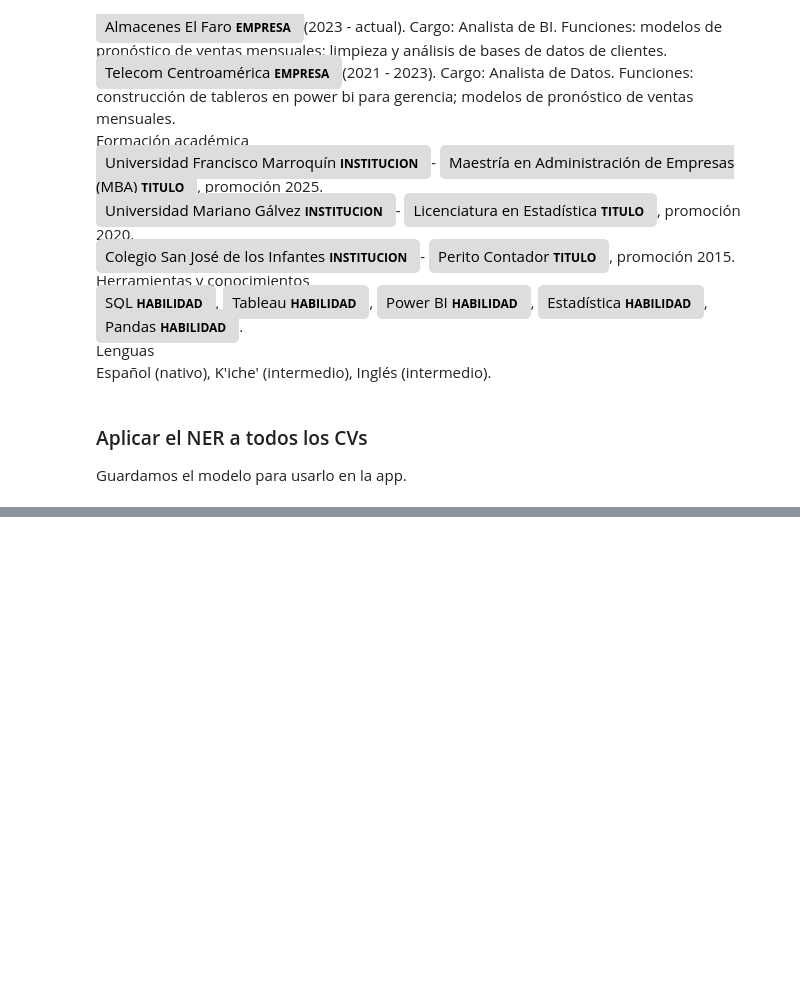
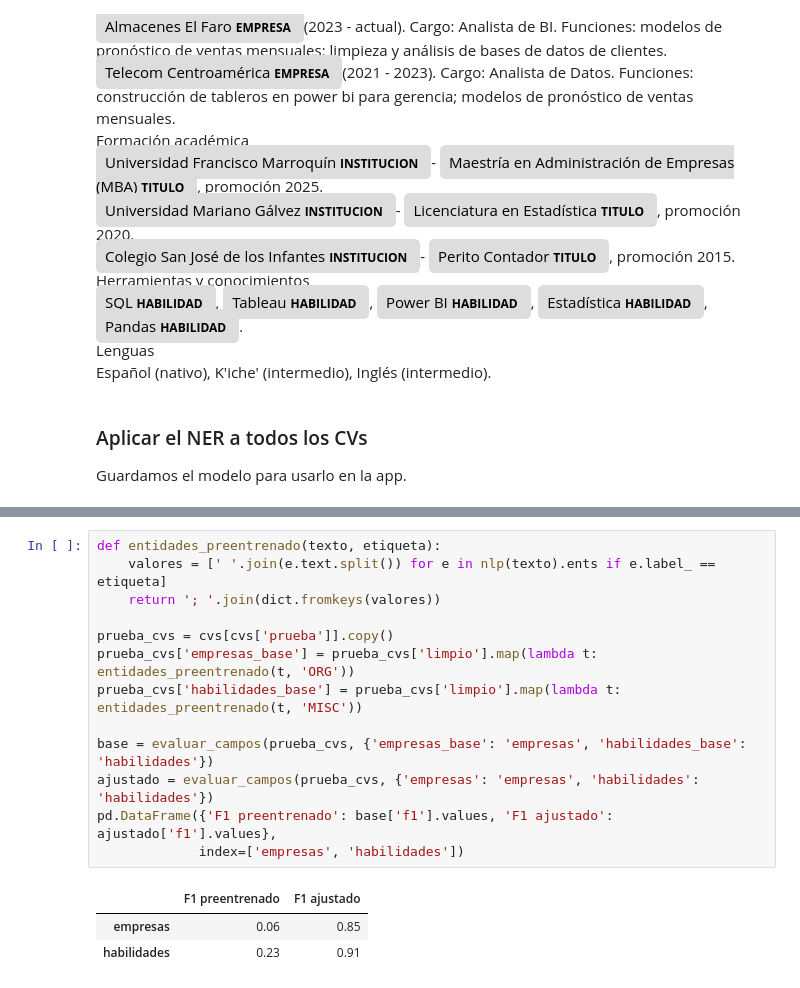
Before and after one commit to Cynthiss/TalentLens, a Jupyter notebook: TalentLens.ipynb, the cells around one changed output, grey strips where cells are left out. Cells and saved outputs as stored; diff of their text form; blank space fills up the shorter version.

Commit message:
Seccion 4
Evaluacion contra el CSV y linea base

```diff
--- a/TalentLens.ipynb
+++ b/TalentLens.ipynb
@@ -549,0 +611,17 @@ cvs[['nombre', 'empresas', 'titulos', 'habilidades']]
+# %%
+def entidades_preentrenado(texto, etiqueta):
+    valores = [' '.join(e.text.split()) for e in nlp(texto).ents if e.label_ == etiqueta]
+    return '; '.join(dict.fromkeys(valores))
+
+prueba_cvs = cvs[cvs['prueba']].copy()
+prueba_cvs['empresas_base'] = prueba_cvs['limpio'].map(lambda t: entidades_preentrenado(t, 'ORG'))
+prueba_cvs['habilidades_base'] = prueba_cvs['limpio'].map(lambda t: entidades_preentrenado(t, 'MISC'))
+
+base = evaluar_campos(prueba_cvs, {'empresas_base': 'empresas', 'habilidades_base': 'habilidades'})
+ajustado = evaluar_campos(prueba_cvs, {'empresas': 'empresas', 'habilidades': 'habilidades'})
+pd.DataFrame({'F1 preentrenado': base['f1'].values, 'F1 ajustado': ajustado['f1'].values},
+             index=['empresas', 'habilidades'])
+# %% [output]
+|  | F1 preentrenado | F1 ajustado |
+| empresas | 0.06 | 0.85 |
+| habilidades | 0.23 | 0.91 |
```
Also changed, not shown: parts of 5 cells of this notebook.
